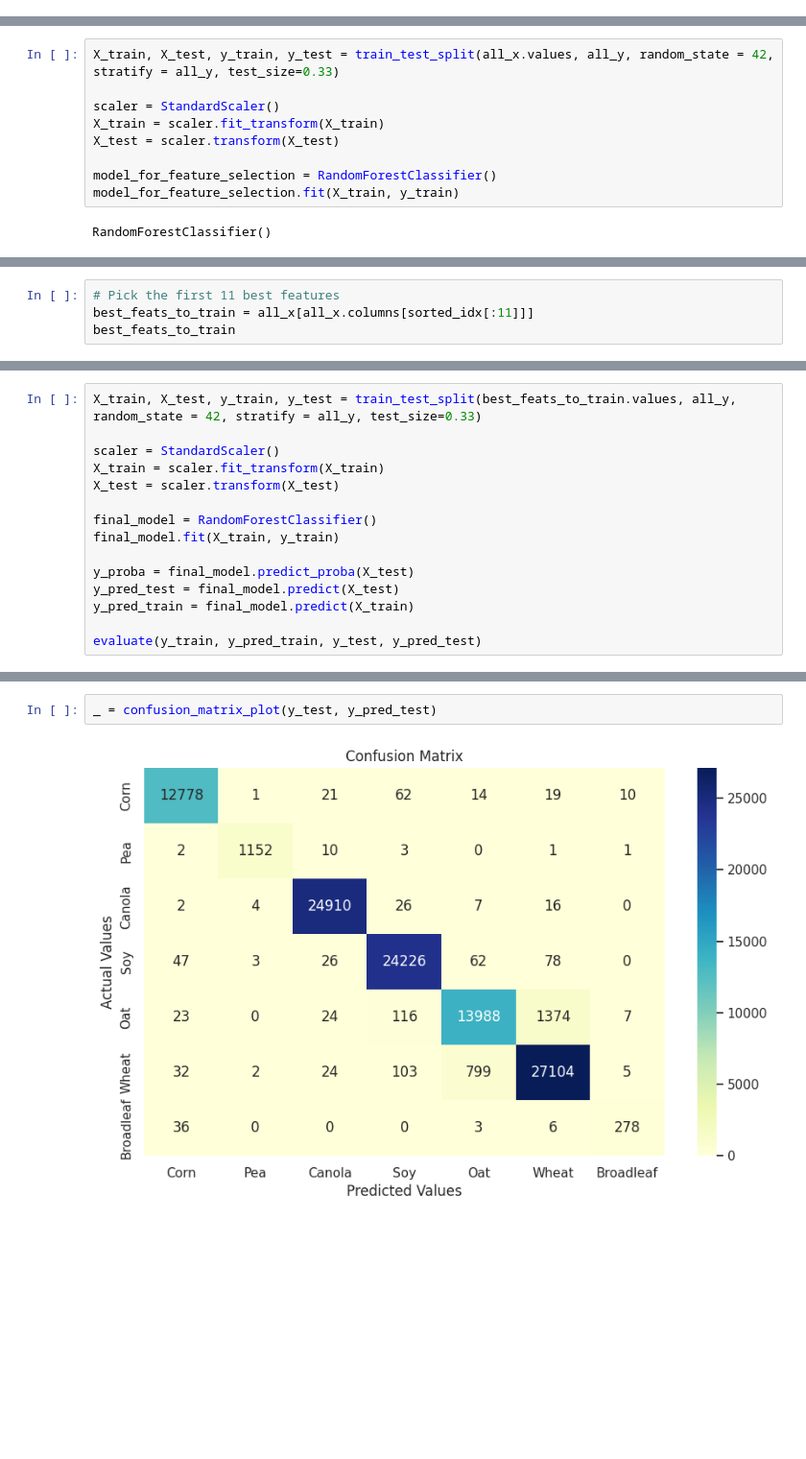
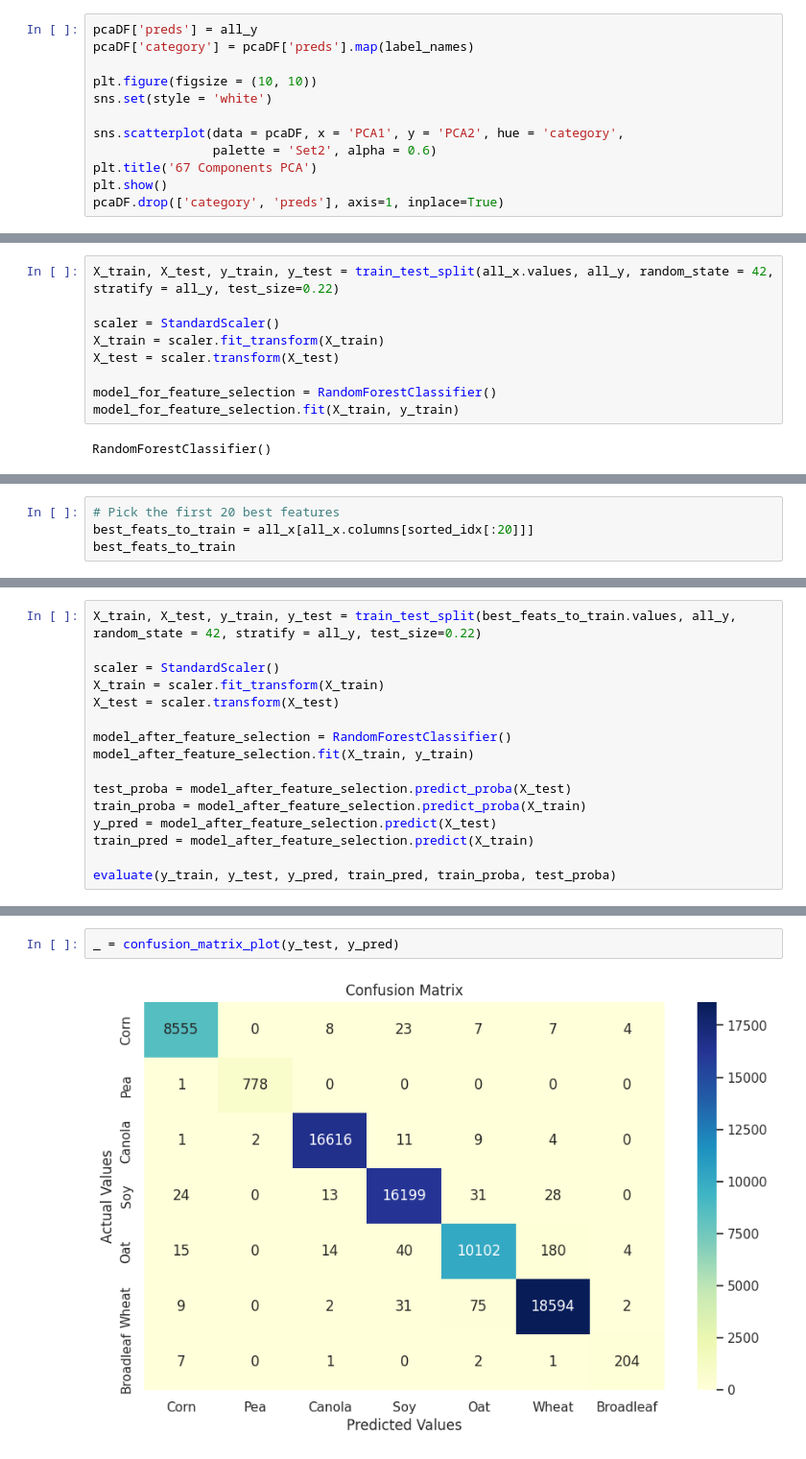
Before and after one commit to danielAdama/crop-mapping-classification, a Jupyter notebook: Crop_mapping_using_fused_optical_radar.ipynb, the cells around one changed output, grey strips where cells are left out. Shown at 96% size. Saved outputs shown, nothing was run; the diff lists cells and outputs as text; blank space fills up the shorter version.

```diff
--- a/Crop_mapping_using_fused_optical_radar.ipynb
+++ b/Crop_mapping_using_fused_optical_radar.ipynb
@@ -416,0 +556,12 @@ roc_auc_graph(y_test, y_proba)
+# %%
+pcaDF['preds'] = all_y
+pcaDF['category'] = pcaDF['preds'].map(label_names)
+
+plt.figure(figsize = (10, 10))
+sns.set(style = 'white')
+
+sns.scatterplot(data = pcaDF, x = 'PCA1', y = 'PCA2', hue = 'category',
+                palette = 'Set2', alpha = 0.6)
+plt.title('67 Components PCA')
+plt.show()
+pcaDF.drop(['category', 'preds'], axis=1, inplace=True)
@@ -464,7 +675,7 @@ Overall Recall: 0.9930785808453287
 # %% [markdown]
 ## 6.2 Feature Selection based on model (Random Forest) selection
 # %%
-X_train, X_test, y_train, y_test = train_test_split(all_x.values, all_y, random_state = 42, stratify = all_y, test_size=0.33)
+X_train, X_test, y_train, y_test = train_test_split(all_x.values, all_y, random_state = 42, stratify = all_y, test_size=0.22)
 
 scaler = StandardScaler()
 X_train = scaler.fit_transform(X_train)
@@ -508,5 +719,5 @@ plt.xlabel('Random Forest Feature importance');
 # %%
-# Pick the first 11 best features
-best_feats_to_train = all_x[all_x.columns[sorted_idx[:11]]]
+# Pick the first 20 best features
+best_feats_to_train = all_x[all_x.columns[sorted_idx[:20]]]
 best_feats_to_train
 # %% [output]
@@ -526,16 +737,17 @@ best_feats_to_train
 # %%
-X_train, X_test, y_train, y_test = train_test_split(best_feats_to_train.values, all_y, random_state = 42, stratify = all_y, test_size=0.33)
+X_train, X_test, y_train, y_test = train_test_split(best_feats_to_train.values, all_y, random_state = 42, stratify = all_y, test_size=0.22)
 
 scaler = StandardScaler()
 X_train = scaler.fit_transform(X_train)
 X_test = scaler.transform(X_test)
 
-final_model = RandomForestClassifier()
-final_model.fit(X_train, y_train)
+model_after_feature_selection = RandomForestClassifier()
+model_after_feature_selection.fit(X_train, y_train)
 
-y_proba = final_model.predict_proba(X_test)
-y_pred_test = final_model.predict(X_test)
-y_pred_train = final_model.predict(X_train)
+test_proba = model_after_feature_selection.predict_proba(X_test)
+train_proba = model_after_feature_selection.predict_proba(X_train)
+y_pred = model_after_feature_selection.predict(X_test)
+train_pred = model_after_feature_selection.predict(X_train)
 
-evaluate(y_train, y_pred_train, y_test, y_pred_test)
+evaluate(y_train, y_test, y_pred, train_pred, train_proba, test_proba)
 # %% [output]
@@ -561,4 +773,4 @@ weighted avg       0.97      0.97      0.97    107405
 # %%
-_ = confusion_matrix_plot(y_test, y_pred_test)
+_ = confusion_matrix_plot(y_test, y_pred)
 # %% [output]
-[figure, old version]
+[figure, new version]
```
Also changed, not shown: parts of 57 cells of this notebook.
